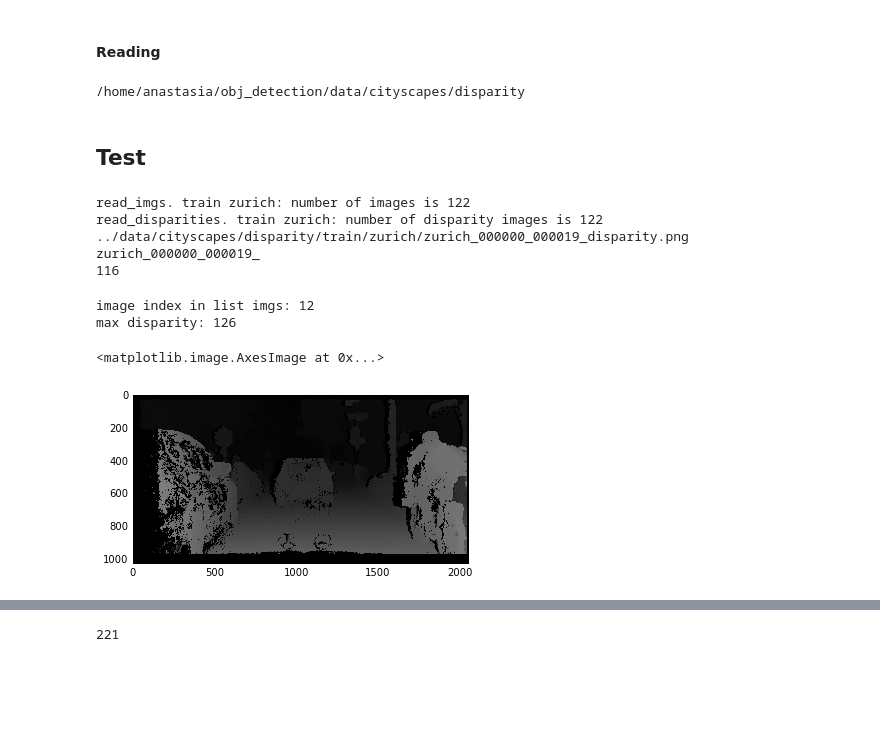
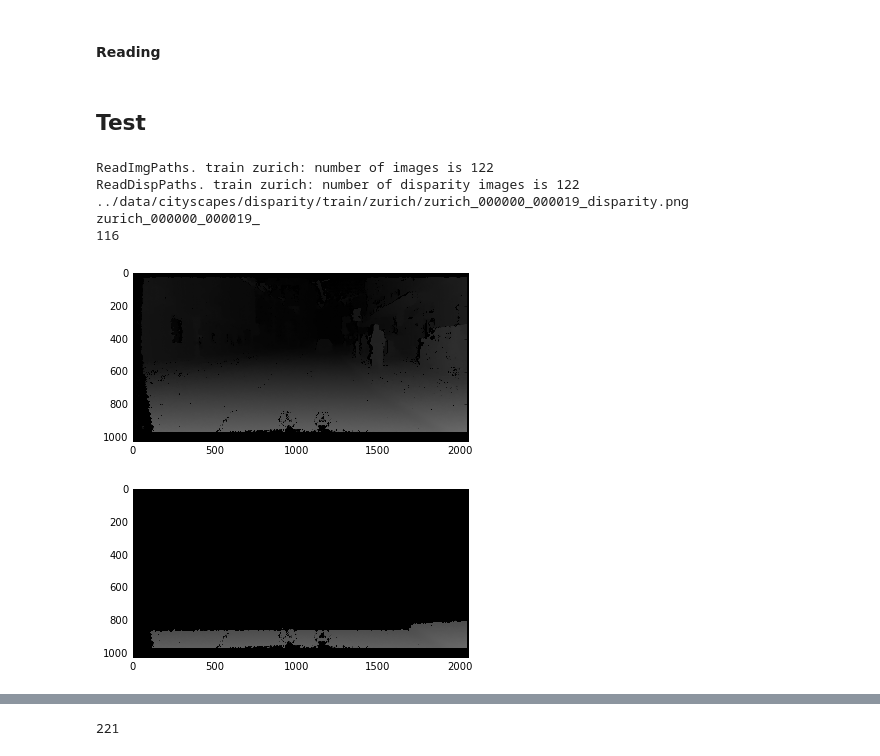
Before and after one commit to Avidereta/dl_project, a Jupyter notebook: preprocess_cityscapes.ipynb, the cells around one changed output, grey strips where cells are left out. Saved outputs shown, nothing was run; the diff lists cells and outputs as text; code cells hidden in the pictures; blank space fills up the shorter version.

```diff
--- a/preprocess_cityscapes.ipynb
+++ b/preprocess_cityscapes.ipynb
@@ -22,10 +30,8 @@ from matplotlib import pyplot as plt
 # %% [markdown]
 #### Reading
 # %%
-path_data = '/home/anastasia/obj_detection/data/cityscapes/disparity'
-print os.path.abspath(path_data)
+# path_data = '/home/anastasia/obj_detection/data/cityscapes/disparity'
+# print os.path.abspath(path_data)
-# %% [output]
-/home/anastasia/obj_detection/data/cityscapes/disparity
 # %%
 # paths
 cityscapesPath = os.path.normpath(os.path.join(os.path.dirname('__file__'), '..', 'data/cityscapes'))
@@ -96,8 +194,8 @@ def max_disp(disp_path, mode=mode, city=city):
 # %% [markdown]
 ## Test
 # %%
-imgs = read_imgs()
-disp_imgs = read_disparities()
+imgs = ReadImgPaths()
+disp_imgs = ReadDispPaths()
 
 print disp_imgs[0]
 
@@ -105,32 +203,37 @@ filename = os.path.split(imgs[0])[1]
 name = os.path.splitext(filename)[0][:-len(img_dir)]
 print name
 
-disp = cv2.imread(find_disparity(imgs[0]))
+disp = cv2.imread(DispForImg(imgs[0]))
 print np.max(disp[np.nonzero(disp)])
 # %% [output]
-read_imgs. train zurich: number of images is 122
-read_disparities. train zurich: number of disparity images is 122
+ReadImgPaths. train zurich: number of images is 122
+ReadDispPaths. train zurich: number of disparity images is 122
 ../data/cityscapes/disparity/train/zurich/zurich_000000_000019_disparity.png
 zurich_000000_000019_
 116
 # %%
 # good example nmb_image = 41, 12
 
-nmb_img = 12 #np.random.randint(0,len(disp_imgs))
-print 'image index in list imgs:', nmb_img
+nmb_img = np.random.randint(0,len(disp_imgs))
+# print 'image index in list imgs:', nmb_img
 
 # print disp.shape
 # print disp_imgs[nmb_img]
 # print imgs[nmb_img]
 
 disp = cv2.imread(disp_imgs[nmb_img])
 img = cv2.imread(imgs[nmb_img])
+img_path = imgs[nmb_img]
 
-print 'max disparity:', disp.max()
-plt.imshow(disp)
+# print 'max disparity:', disp.max()
+Plot(disp)
+
+''' In percentile '''
+disp_perc = disp.copy()
+disp_perc[disp < np.percentile(disp, 90)] = 0
+# print disp.max()
+Plot(disp_perc)
 # %% [output]
-image index in list imgs: 12
-max disparity: 126
-<matplotlib.image.AxesImage at 0x...>
-[figure, old version]
+[figure, new version]
+[figure, added]
 # %% [markdown]
```
Also changed, not shown: parts of 12 cells of this notebook.
